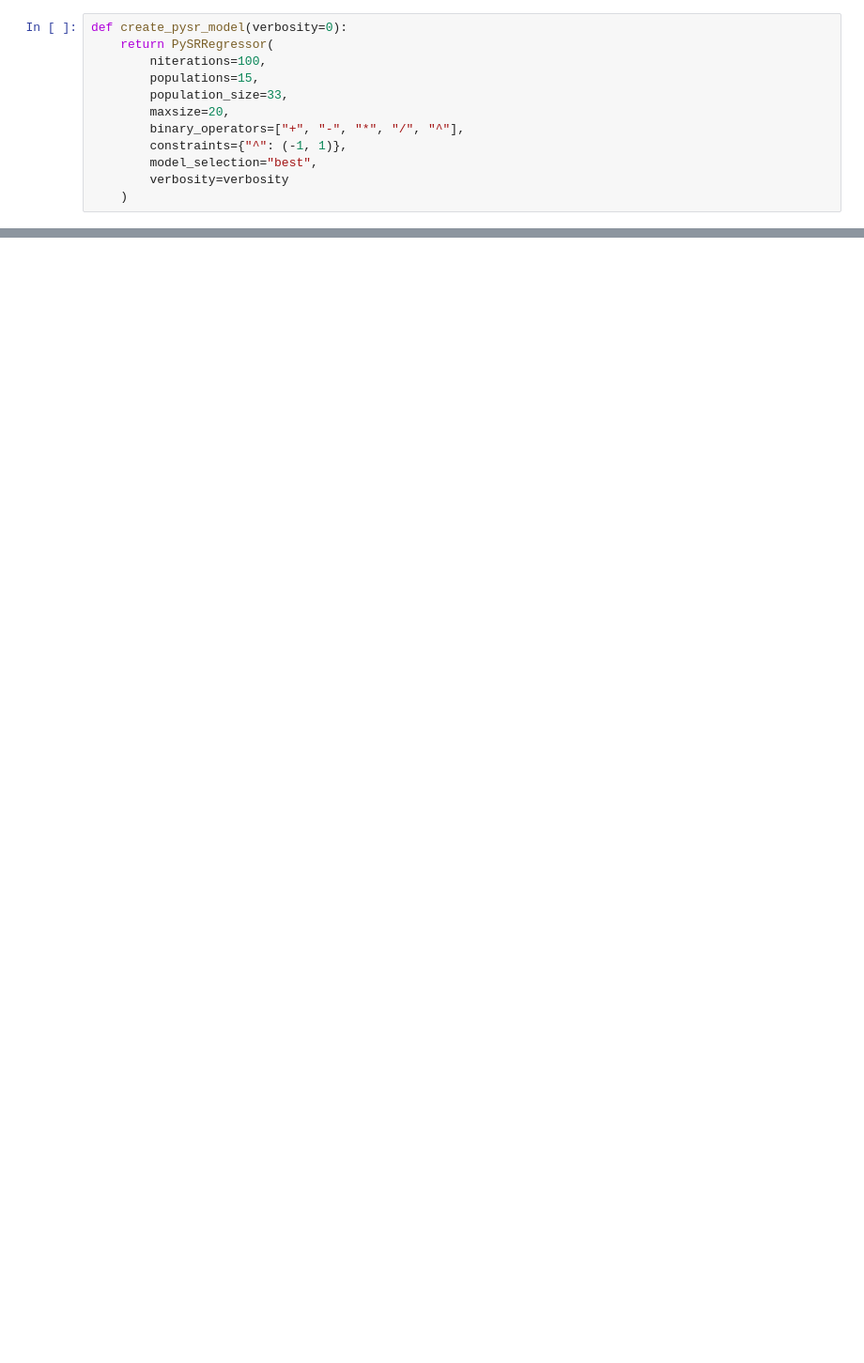
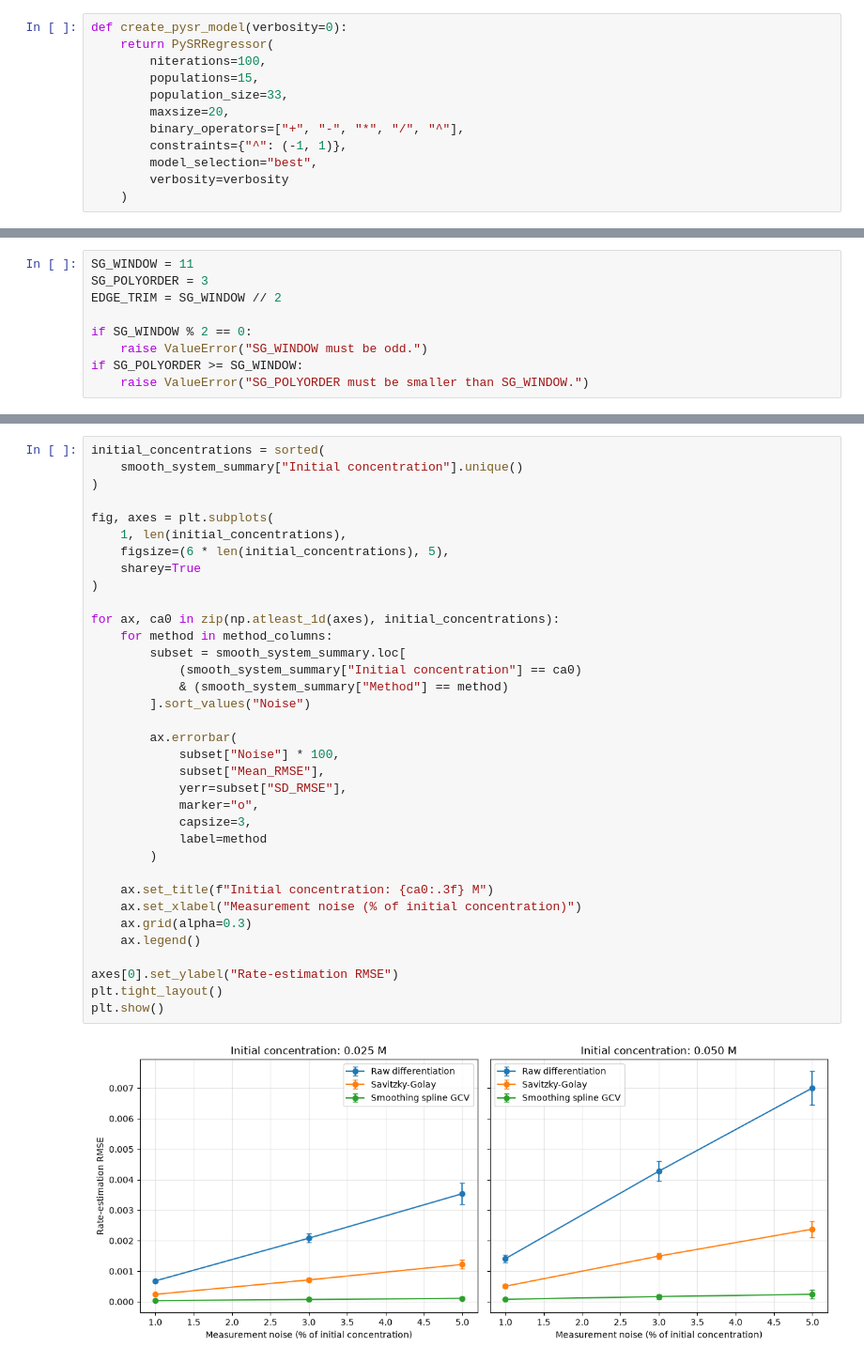
Before and after one commit to PrakharG8651/CHE657-Term-Project, a Jupyter notebook: Analysis.ipynb, the cells around one changed output, grey strips where cells are left out. Shown at 94% size. Saved outputs shown, nothing was run; the diff lists cells and outputs as text; blank space fills up the shorter version.

```diff
--- a/Analysis.ipynb
+++ b/Analysis.ipynb
@@ -1955,0 +668,9 @@ NameError: name 'sg_model_first' is not defined
+# %%
+SG_WINDOW = 11
+SG_POLYORDER = 3
+EDGE_TRIM = SG_WINDOW // 2
+
+if SG_WINDOW % 2 == 0:
+    raise ValueError("SG_WINDOW must be odd.")
+if SG_POLYORDER >= SG_WINDOW:
+    raise ValueError("SG_POLYORDER must be smaller than SG_WINDOW.")
@@ -1955,0 +1052,37 @@ NameError: name 'sg_model_first' is not defined
+# %%
+initial_concentrations = sorted(
+    smooth_system_summary["Initial concentration"].unique()
+)
+
+fig, axes = plt.subplots(
+    1, len(initial_concentrations),
+    figsize=(6 * len(initial_concentrations), 5),
+    sharey=True
+)
+
+for ax, ca0 in zip(np.atleast_1d(axes), initial_concentrations):
+    for method in method_columns:
+        subset = smooth_system_summary.loc[
+            (smooth_system_summary["Initial concentration"] == ca0)
+            & (smooth_system_summary["Method"] == method)
+        ].sort_values("Noise")
+
+        ax.errorbar(
+            subset["Noise"] * 100,
+            subset["Mean_RMSE"],
+            yerr=subset["SD_RMSE"],
+            marker="o",
+            capsize=3,
+            label=method
+        )
+
+    ax.set_title(f"Initial concentration: {ca0:.3f} M")
+    ax.set_xlabel("Measurement noise (% of initial concentration)")
+    ax.grid(alpha=0.3)
+    ax.legend()
+
+axes[0].set_ylabel("Rate-estimation RMSE")
+plt.tight_layout()
+plt.show()
+# %% [output]
+[figure, added]
```
Also changed, not shown: parts of 122 cells of this notebook.
